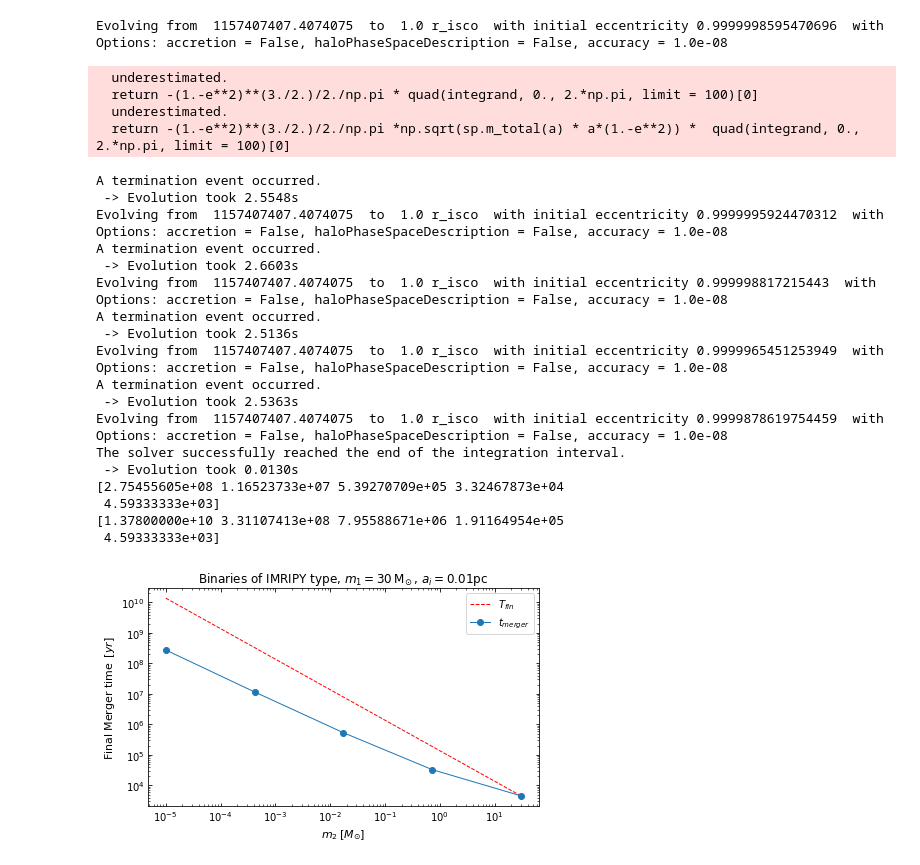
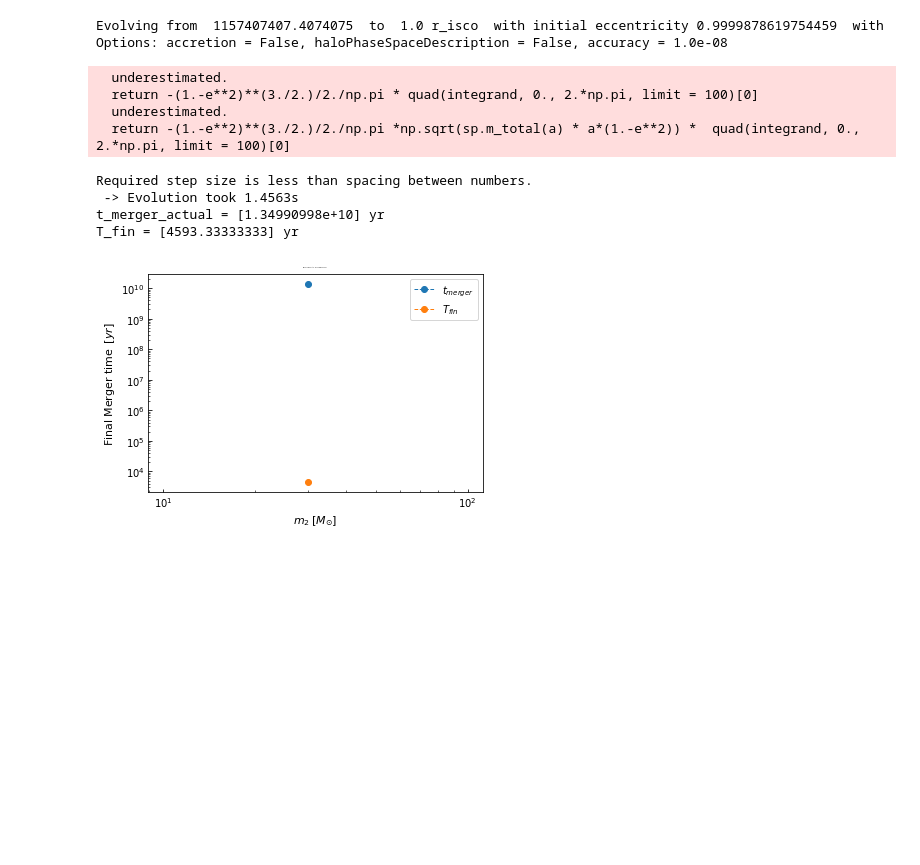
Before and after one commit to pratibhajangra591/Ifca-github, a Jupyter notebook: tm_imripy.ipynb, the cells around one changed output. Saved outputs shown, nothing was run; the diff lists cells and outputs as text; code cells hidden in the pictures; blank space fills up the shorter version.

```diff
--- a/tm_imripy.ipynb
+++ b/tm_imripy.ipynb
@@ -32,7 +32,7 @@ year_to_pc = 0.3064
 
 
 
-m_2 = np.geomspace(1e-5, 30, 10)
+m_2 = np.geomspace(1e-5, 30, 30)
 
 m_2_list = m_2.tolist()
 
@@ -209,17 +222,7 @@ Required step size is less than spacing between numbers.
 # %%
-# Setting initial and final conditions of the binary evolution for an eccentric orbi
+m_2 = np.geomspace(30, 30, 1)
 
-
-
-
-plt.figure(figsize = (7, 4))
-plt.rc('lines', linewidth=1)
-plt.rcParams['xtick.direction'] = 'in'
-plt.rcParams['ytick.direction'] = 'in'
-plt.tick_params(which='both', right=True, top=True)
-
-
-
+m_2_list = m_2.tolist()
 
 
 
@@ -232,70 +235,70 @@ for i, m_2 in enumerate(m_2_list):
     m_bar = m_1
     M_1 =  m_1 * ms.solar_mass_to_pc
     M_2 =  m_2 * ms.solar_mass_to_pc
-    m_2_ref = 1 # in units of solar mass
+
 
     D_luminosity = 5e8
     ρ_bar = (ρ_eq/2) * (t_eq**(3/2)) * ((2 * G * m_bar)**(3/4))
-    r_spike = 1  # in parsecs, Choosen by choice
+    r_spike = 1      # in parsecs, Choosen by choice
     alpha = 9/4
     rho_spike =  ρ_bar * (r_spike**(-alpha)) * ms.solar_mass_to_pc
     spike = imripy.halo.Spike(rho_spike, r_spike, alpha)
 
     sp = ms.SystemProp(M_1, M_2, spike, D_luminosity)
     a_fin = sp.r_isco()      # Choosen equal to r_icso
     R_fin = sp.r_isco()      # The final condition for the evolution
 
-
-    def M_binary_initial(m_1, m_2):
+    def M_binary_initial(m_1,m_2):
         return (m_1 + m_2 )
 
     def j_initial(m_1, m_2):
         return  (((85/3) * (G**3) * m_1 * m_2 * M_binary_initial(m_1, m_2) * t_m)/((a_i**4)*(c**5)))**(1/7)
     j_i = j_initial(m_1, m_2)
     e0  = np.sqrt(1 - (j_i **2))
 
-    T = 1e-6 * (t_m * ms.year_to_pc ) * ((m_2/m_2_ref)**(-1))
 
-    T_list[i] =  T/ms.year_to_pc
 
-    ev_ecc = imripy.inspiral.Classic.Evolve(sp, a_i, e0,  a_fin = R_fin, t_fin = T)
+    m_2_ref = 1 # in units of solar mass
+    T = 1e-5 * (t_m * ms.year_to_pc ) * ((m_2/m_2_ref)**(-1))
+    T_list[i]= T/ms.year_to_pc
+
+
+
+    ev_ecc = imripy.inspiral.Classic.Evolve(sp, a_i, e0,  a_fin = R_fin)
     tm_list[i] = ev_ecc.t[-1]/ms.year_to_pc
 
-plt.loglog(m_2_list, T_list, '--r')
-plt.loglog(m_2_list, tm_list, '-o')
 
 
-plt.legend(["$T_{fin}$","$t_{merger}$"])
+
+
+
+
+
+print("t_merger_actual =", tm_list, "yr")
+print("T_fin =", T_list, "yr")
+
+
+
+
+plt.loglog(m_2_list, tm_list, '--o')
+plt.loglog(m_2_list, T_list, '--o')
+
+plt.legend(["$t_{merger}$", "$T_{fin}$"])
 
 
 plt.xlabel('$m_{2}\:[M_{\odot}]$', fontsize = 11)
 plt.ylabel('Final Merger time $\: [yr]$', fontsize = 11)
-plt.title('Binaries of IMRIPY type, $m_{1} = 30 \, \mathrm{M_{\odot}} \, , \, a_{i} = 0.01 \mathrm{pc}$', fontsize = 12)
-plt.savefig('t_mergimripy1e-6.pdf', bbox_inches='tight')
+plt.title('Binaries of IMRIPY type, $m_{1} = 30 \, \mathrm{M_{\odot}} \, , \, a_{i} = 0.01 \mathrm{pc}$', fontsize = 1)
 plt.show()
 # %% [output]
-Evolving from  1157407407.4074075  to  1.0 r_isco  with initial eccentricity 0.9999998595470696  with  Options: accretion = False, haloPhaseSpaceDescription = False, accuracy = 1.0e-08
+Evolving from  1157407407.4074075  to  1.0 r_isco  with initial eccentricity 0.9999878619754459  with  Options: accretion = False, haloPhaseSpaceDescription = False, accuracy = 1.0e-08
   underestimated.
   return -(1.-e**2)**(3./2.)/2./np.pi * quad(integrand, 0., 2.*np.pi, limit = 100)[0]
   underestimated.
   return -(1.-e**2)**(3./2.)/2./np.pi *np.sqrt(sp.m_total(a) * a*(1.-e**2)) *  quad(integrand, 0., 2.*np.pi, limit = 100)[0]
-A termination event occurred.
- -> Evolution took 2.5548s
-Evolving from  1157407407.4074075  to  1.0 r_isco  with initial eccentricity 0.9999995924470312  with  Options: accretion = False, haloPhaseSpaceDescription = False, accuracy = 1.0e-08
-A termination event occurred.
- -> Evolution took 2.6603s
-Evolving from  1157407407.4074075  to  1.0 r_isco  with initial eccentricity 0.999998817215443  with  Options: accretion = False, haloPhaseSpaceDescription = False, accuracy = 1.0e-08
-A termination event occurred.
- -> Evolution took 2.5136s
-Evolving from  1157407407.4074075  to  1.0 r_isco  with initial eccentricity 0.9999965451253949  with  Options: accretion = False, haloPhaseSpaceDescription = False, accuracy = 1.0e-08
-A termination event occurred.
- -> Evolution took 2.5363s
-Evolving from  1157407407.4074075  to  1.0 r_isco  with initial eccentricity 0.9999878619754459  with  Options: accretion = False, haloPhaseSpaceDescription = False, accuracy = 1.0e-08
-The solver successfully reached the end of the integration interval.
- -> Evolution took 0.0130s
-[2.75455605e+08 1.16523733e+07 5.39270709e+05 3.32467873e+04
- 4.59333333e+03]
-[1.37800000e+10 3.31107413e+08 7.95588671e+06 1.91164954e+05
- 4.59333333e+03]
+Required step size is less than spacing between numbers.
+ -> Evolution took 1.4563s
+t_merger_actual = [1.34990998e+10] yr
+T_fin = [4593.33333333] yr
-[figure, old version]
+[figure, new version]
 # %%
```
Also changed, not shown: parts of 3 cells of this notebook.
